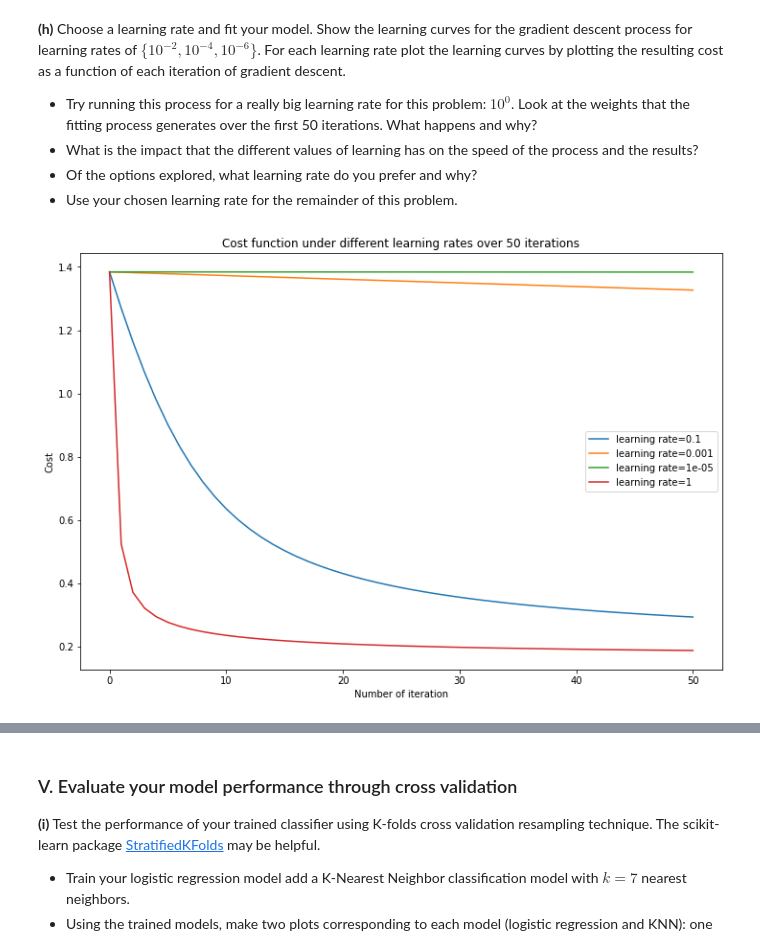
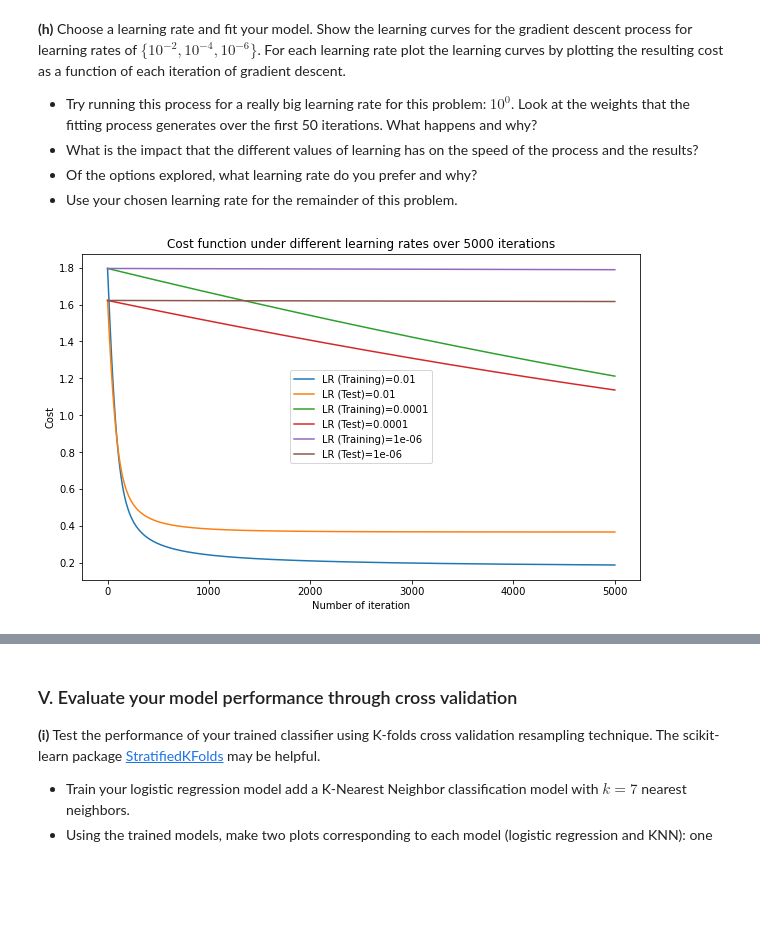
Before and after one commit to gamecicn/ids705, a Jupyter notebook: assignments/Assignment3/Assignment_3.ipynb, the cells around one changed output, grey strips where cells are left out. Cells and saved outputs as stored; diff of their text form; code cells hidden in the pictures; blank space fills up the shorter version.

```diff
--- a/assignments/Assignment3/Assignment_3.ipynb
+++ b/assignments/Assignment3/Assignment_3.ipynb
@@ -264,7 +264,7 @@ class Logistic_regression:
     def predict(self, X, thresh=0.5):
         # returns a binary prediction for each sample
         proba = self.predict_proba(X)
-        return np.array(list(map(int, np.array(proba > 0.5))))
+        return np.array(list(map(int, np.array(proba > thresh))))
 
     # Stores the learning curves from saved weights from gradient descent
     def learning_curve(self, X, y):
@@ -288,27 +288,31 @@ class Logistic_regression:
 # %%
 import numpy as np
 from numpy.random import random_sample
 
 import seaborn as sns
 import matplotlib.pyplot as plt
 
-LR = [10e-2, 10e-4, 10e-6, 1]
-np.random.seed(1234)
+LR = [1e-2, 1e-4, 1e-6]
+np.random.seed(666)
 
 init_w = random_sample(3)
-plt.figure(figsize = (12,8))
+plt.figure(figsize = (10,6))
 
 for lr in LR:
     reg = Logistic_regression()
-    reg.fit(X_train, Y_train, init_w, lr=lr, max_iter=50)
+    reg.fit(X_train, Y_train, init_w, lr=lr)
     cost = reg.learning_curve(X_train, Y_train)
-    plt.plot(cost, label='learning rate={}'.format(lr))
+    plt.plot(cost, label='LR (Training)={}'.format(lr))
+
+    reg.fit(X_test, Y_test, init_w, lr=lr)
+    cost = reg.learning_curve(X_test, Y_test)
+    plt.plot(cost, label='LR (Test)={}'.format(lr))
 
 # Output picture
 plt.xlabel('Number of iteration')
 plt.ylabel('Cost')
-plt.title('Cost function under different learning rates over 50 iterations')
+plt.title('Cost function under different learning rates over 5000 iterations')
 plt.legend()
 plt.show()
 # %% [output]
-[figure, old version]
+[figure, new version]
```
Also changed, not shown: parts of 3 cells of this notebook.
